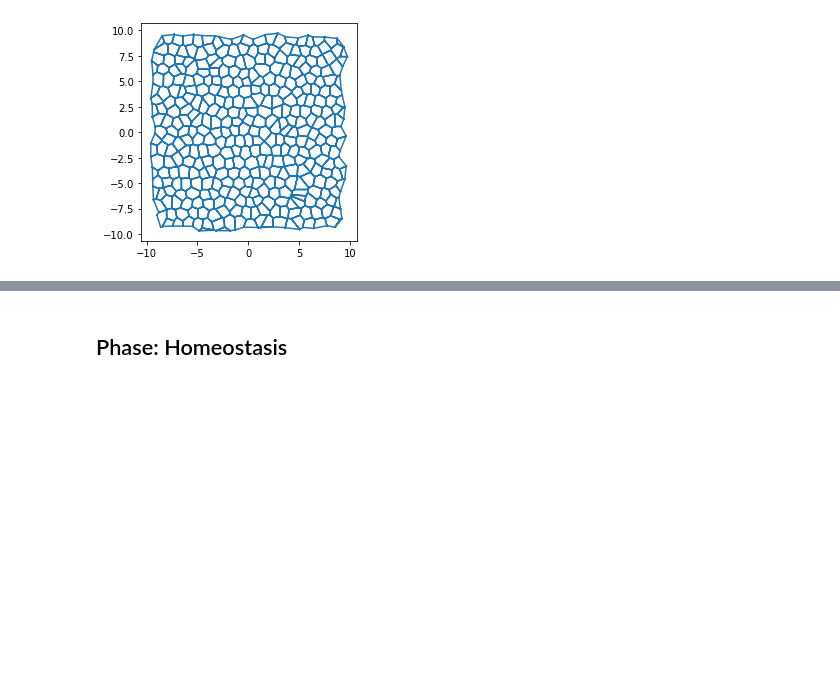
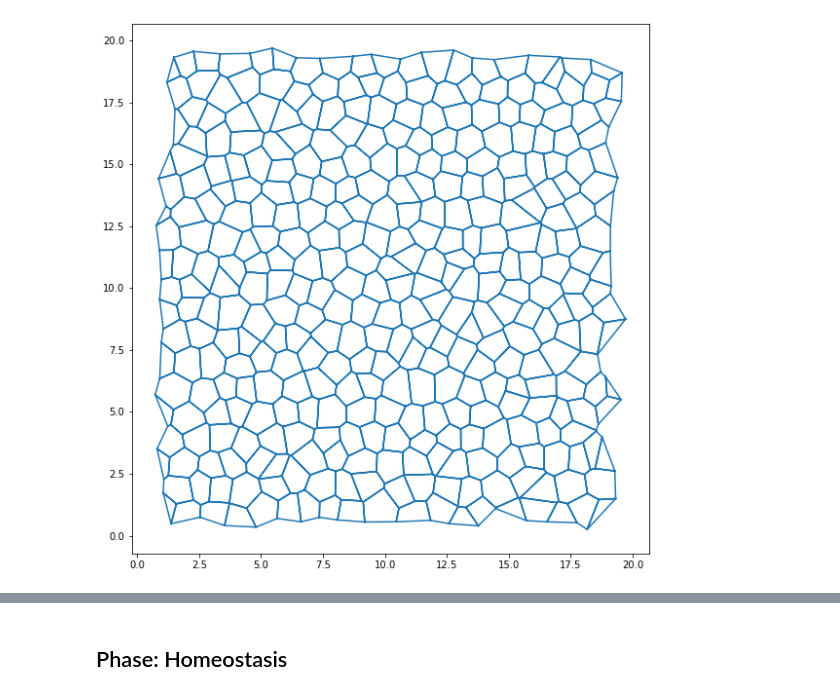
Before and after one commit to vlachina/LymphNode, a Jupyter notebook: lymph Node - working version.ipynb, the cells around one changed output, grey strips where cells are left out. Saved outputs shown, nothing was run; the diff lists cells and outputs as text; code cells hidden in the pictures; blank space fills up the shorter version.

```diff
--- a/lymph Node - working version.ipynb
+++ b/lymph Node - working version.ipynb
@@ -170,26 +185,27 @@ def create_frames(
 # %%
 ## Definition of the sheet
 
 cellmap_original = Sheet.planar_sheet_2d('cellmap', 30, 30, 1, 1, noise = 0.2) # This may need to change
 geom_original  = PlanarGeometry
 
-to_cut = cellmap_original.cut_out([(-2, 20), (-2, 20)])
+to_cut = cellmap_original.cut_out([(0, 20), (0, 20)])
 cellmap_original.remove(to_cut, trim_borders=True)
 
-geom.center(cellmap_original)
+cellmap_original.sanitize(trim_borders = True)
 geom.update_all(cellmap_original)
 cellmap_original.update_rank()
 
 model_original = model_factory([
     effectors.FaceAreaElasticity,
     effectors.LengthElasticity
     ])
 
 history_original = History(cellmap_original,
                            extra_cols={"edge":["dx", "dy"]})
 
 cellmap_original.update_specs(model_original.specs)
 
 fig, ax = sheet_view(cellmap_original, ['x', 'y'], mode='quick')
+fig.set_size_inches(10, 10)
 # %% [output]
-[figure, old version]
+[figure, new version]
```
Also changed, not shown: parts of 56 cells of this notebook, 7 other files.
